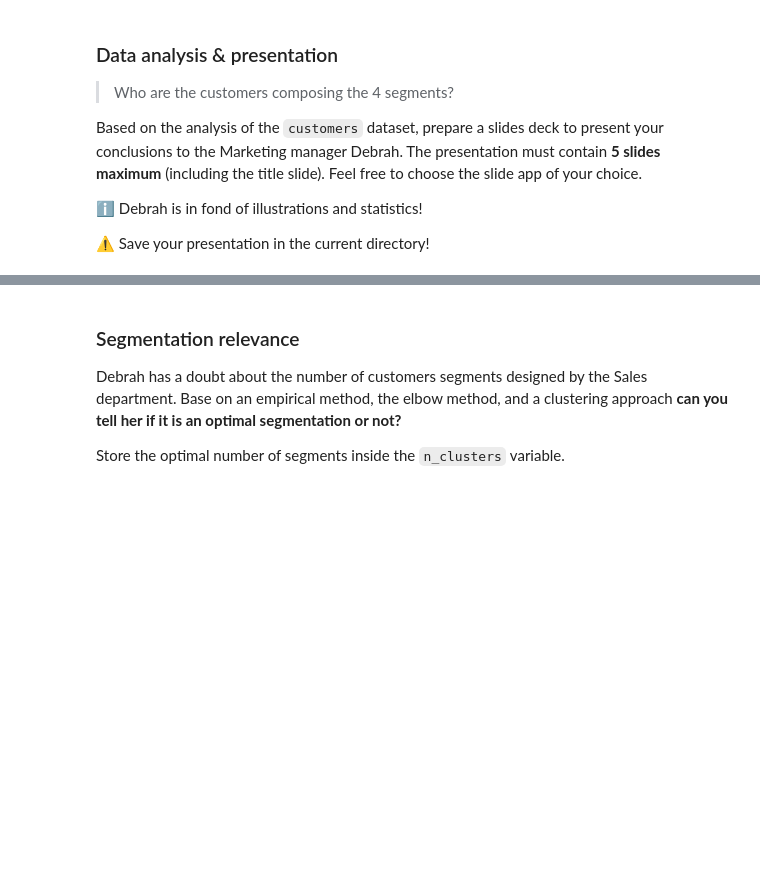
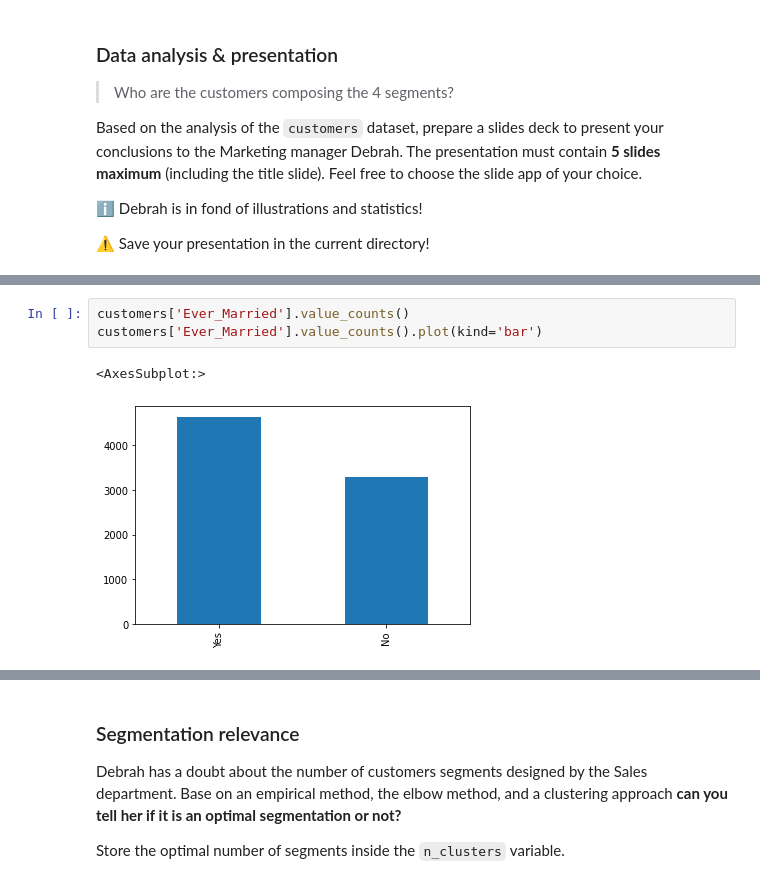
Before and after one commit to Guillaume-GL/data-certification-exam, a Jupyter notebook: decision_science/customers_segmentation_exam.ipynb, the cells around one changed output, grey strips where cells are left out. Saved outputs shown, nothing was run; the diff lists cells and outputs as text; blank space fills up the shorter version.

```diff
--- a/decision_science/customers_segmentation_exam.ipynb
+++ b/decision_science/customers_segmentation_exam.ipynb
@@ -138,0 +186,6 @@ Based on the analysis of the `customers` dataset, prepare a slides deck to prese
+# %%
+customers['Ever_Married'].value_counts()
+customers['Ever_Married'].value_counts().plot(kind='bar')
+# %% [output]
+<AxesSubplot:>
+[figure, added]
```
Also changed, not shown: parts of 39 cells of this notebook, 1 other file.
